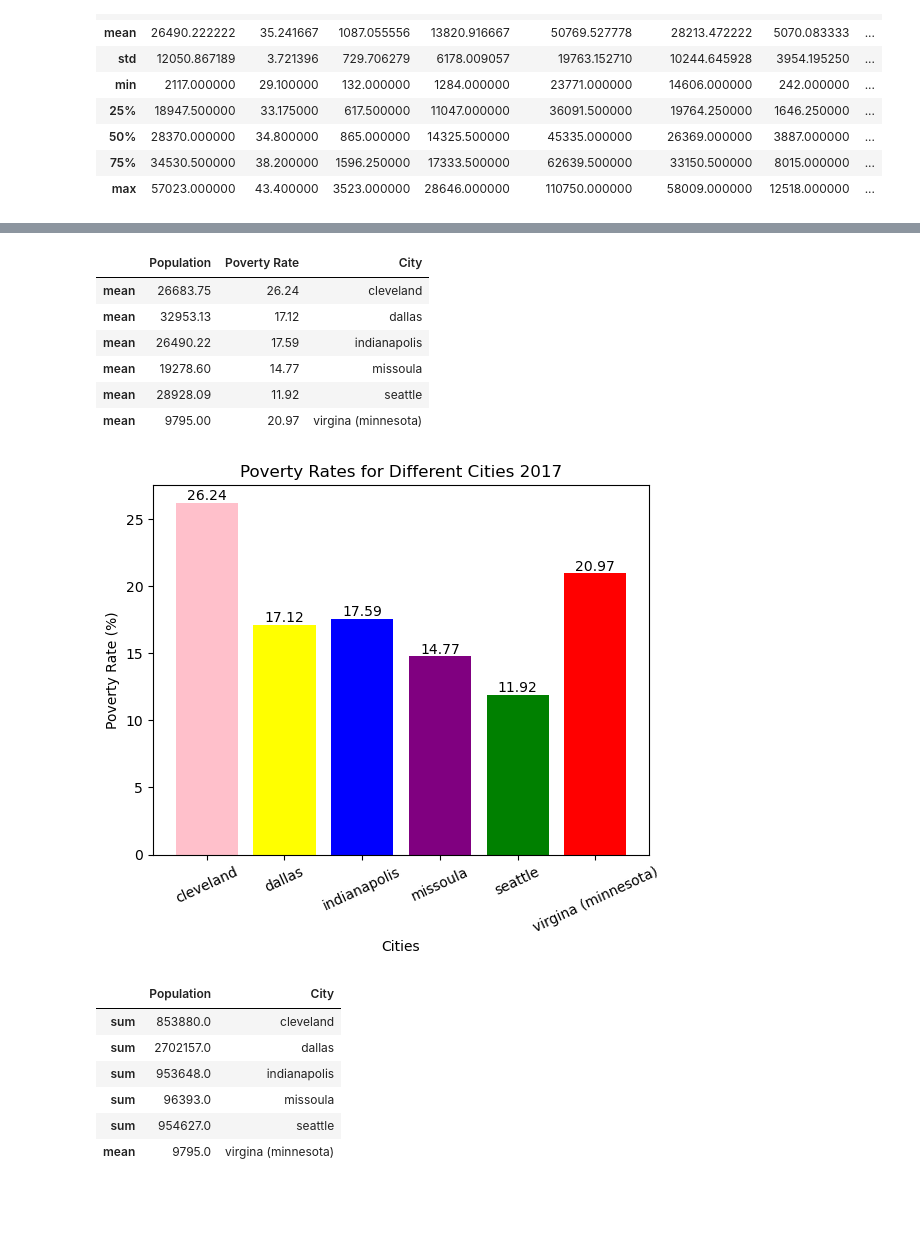
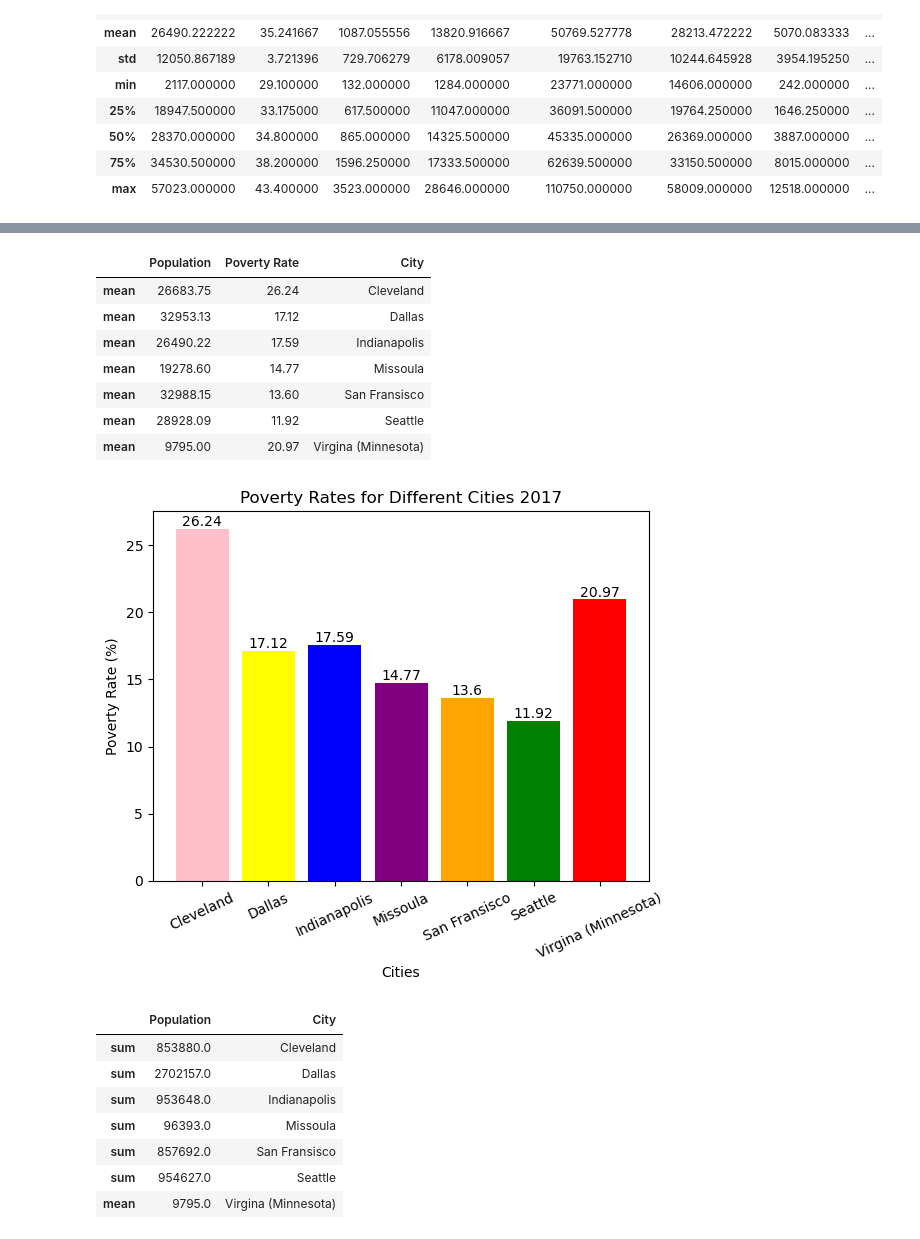
Before and after one commit to Mikelmillz/Group_Project_1_Private_Invest, a Jupyter notebook: Mainbranch/MikelFolder/Census_data_2017.ipynb, the cells around one changed output, grey strips where cells are left out. Drawn from its saved outputs; the diff is of its cells as text; code cells hidden in the pictures; blank space fills up the shorter version.

```diff
--- a/Mainbranch/MikelFolder/Census_data_2017.ipynb
+++ b/Mainbranch/MikelFolder/Census_data_2017.ipynb
@@ -414,12 +414,12 @@ cleveland_clean_df
 # %%
 sanfransisco_clean_df = sanfransisco_df[["Population","Poverty Rate"]].agg(["mean","std"])
-sanfransisco_clean_df["City"] ="san fransisco"
+sanfransisco_clean_df["City"] ="San Fransisco"
 
 sanfransisco_PR_df = sanfransisco_df[["Population","Poverty Rate"]].agg(["mean"])
-sanfransisco_PR_df["City"] ="san fransisco"
+sanfransisco_PR_df["City"] ="San Fransisco"
 
 sanfransisco_sum_df = sanfransisco_df[["Population"]].agg(["sum"])
-sanfransisco_sum_df["City"] ="san fransisco"
+sanfransisco_sum_df["City"] ="San Fransisco"
 
 sanfransisco_clean_df
 # %% [output]
@@ -429,12 +429,12 @@ sanfransisco_clean_df
 # %%
 dallas_clean_df = dallas_df[["Population","Poverty Rate"]].agg(["mean","std"])
-dallas_clean_df["City"] ="dallas"
+dallas_clean_df["City"] ="Dallas"
 
 dallas_PR_df = dallas_df[["Population","Poverty Rate"]].agg(["mean"])
-dallas_PR_df["City"] ="dallas"
+dallas_PR_df["City"] ="Dallas"
 
 dallas_sum_df = dallas_df[["Population"]].agg(["sum"])
-dallas_sum_df["City"] ="dallas"
+dallas_sum_df["City"] ="Dallas"
 
 dallas_clean_df
 # %% [output]
@@ -444,12 +444,12 @@ dallas_clean_df
 # %%
 seattle_clean_df = seattle_df[["Population","Poverty Rate"]].agg(["mean","std"])
-seattle_clean_df["City"] ="seattle"
+seattle_clean_df["City"] ="Seattle"
 
 seattle_PR_df = seattle_df[["Population","Poverty Rate"]].agg(["mean"])
-seattle_PR_df["City"] ="seattle"
+seattle_PR_df["City"] ="Seattle"
 
 seattle_sum_df = seattle_df[["Population"]].agg(["sum"])
-seattle_sum_df["City"] ="seattle"
+seattle_sum_df["City"] ="Seattle"
 
 
 seattle_clean_df
@@ -460,12 +460,12 @@ seattle_clean_df
 # %%
 virginia_minnesota_clean_df = virginia_minnesota_df[["Poverty Rate","Population"]].agg(["mean"])
-virginia_minnesota_clean_df["City"] = "virgina (minnesota)"
+virginia_minnesota_clean_df["City"] = "Virgina (Minnesota)"
 
 virginia_minnesota_PR_df = virginia_minnesota_df[["Poverty Rate","Population"]].agg(["mean"])
-virginia_minnesota_PR_df["City"] = "virgina (minnesota)"
+virginia_minnesota_PR_df["City"] = "Virgina (Minnesota)"
 
 virginia_minnesota_sum_df = virginia_minnesota_df[["Population"]].agg(["mean"])
-virginia_minnesota_sum_df["City"] = "virgina (minnesota)"
+virginia_minnesota_sum_df["City"] = "Virgina (Minnesota)"
 
 
 first_column = virginia_minnesota_clean_df.pop("Population")
@@ -499,21 +499,22 @@ result
 # %%
-Complete_PR_df = pd.concat([cleveland_PR_df,dallas_PR_df,indianapolis_PR_df,missoula_PR_df,
+Complete_PR_df = pd.concat([cleveland_PR_df,dallas_PR_df,indianapolis_PR_df,missoula_PR_df,sanfransisco_PR_df,
                    seattle_PR_df,virginia_minnesota_PR_df])
 Complete_rounded_PR_df = Complete_PR_df.round(2)
 Complete_rounded_PR_df
 # %% [output]
 |  | Population | Poverty Rate | City |
-| mean | 26683.75 | 26.24 | cleveland |
-| mean | 32953.13 | 17.12 | dallas |
-| mean | 26490.22 | 17.59 | indianapolis |
-| mean | 19278.60 | 14.77 | missoula |
-| mean | 28928.09 | 11.92 | seattle |
-| mean | 9795.00 | 20.97 | virgina (minnesota) |
+| mean | 26683.75 | 26.24 | Cleveland |
+| mean | 32953.13 | 17.12 | Dallas |
+| mean | 26490.22 | 17.59 | Indianapolis |
+| mean | 19278.60 | 14.77 | Missoula |
+| mean | 32988.15 | 13.60 | San Fransisco |
+| mean | 28928.09 | 11.92 | Seattle |
+| mean | 9795.00 | 20.97 | Virgina (Minnesota) |
 # %%
 city=list(Complete_rounded_PR_df["City"].values[0:])
 povrate=list(Complete_rounded_PR_df["Poverty Rate"].values[0:])
 
-bar_colors = ["Pink", "yellow", "blue", "purple","green","red"]
+bar_colors = ["Pink", "yellow", "blue", "purple","orange","green","red"]
 plt.ylabel("Poverty Rate (%)")
 plt.xlabel("Cities")
 plt.title("Poverty Rates for Different Cities 2017")
@@ -522,19 +523,20 @@ plt.xticks(rotation = 25)
 plt.bar_label(bar1,labels=povrate,label_type="edge")
 plt.show()
 # %% [output]
-[figure, old version]
+[figure, new version]
 # %%
-Complete_sum_df = pd.concat([cleveland_sum_df,dallas_sum_df,indianapolis_sum_df,missoula_sum_df,
+Complete_sum_df = pd.concat([cleveland_sum_df,dallas_sum_df,indianapolis_sum_df,missoula_sum_df,sanfransisco_sum_df,
                    seattle_sum_df,virginia_minnesota_sum_df])
 Complete_sum_df
 # %% [output]
 |  | Population | City |
-| sum | 853880.0 | cleveland |
-| sum | 2702157.0 | dallas |
-| sum | 953648.0 | indianapolis |
-| sum | 96393.0 | missoula |
-| sum | 954627.0 | seattle |
-| mean | 9795.0 | virgina (minnesota) |
+| sum | 853880.0 | Cleveland |
+| sum | 2702157.0 | Dallas |
+| sum | 953648.0 | Indianapolis |
+| sum | 96393.0 | Missoula |
+| sum | 857692.0 | San Fransisco |
+| sum | 954627.0 | Seattle |
+| mean | 9795.0 | Virgina (Minnesota) |
 # %%
 pop=list(Complete_sum_df["Population"].values[0:])
 
```
Also changed, not shown: parts of 10 cells of this notebook, 2 other files.
